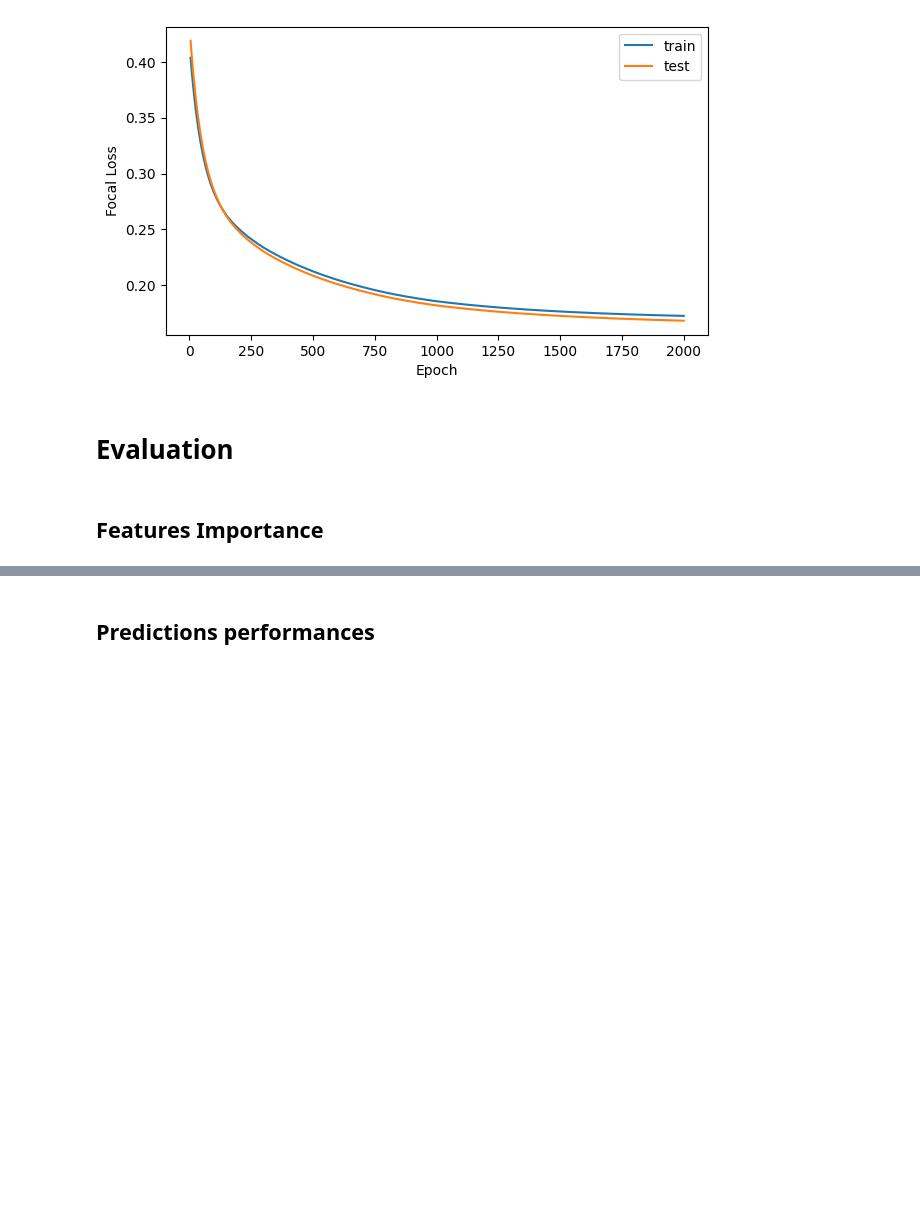
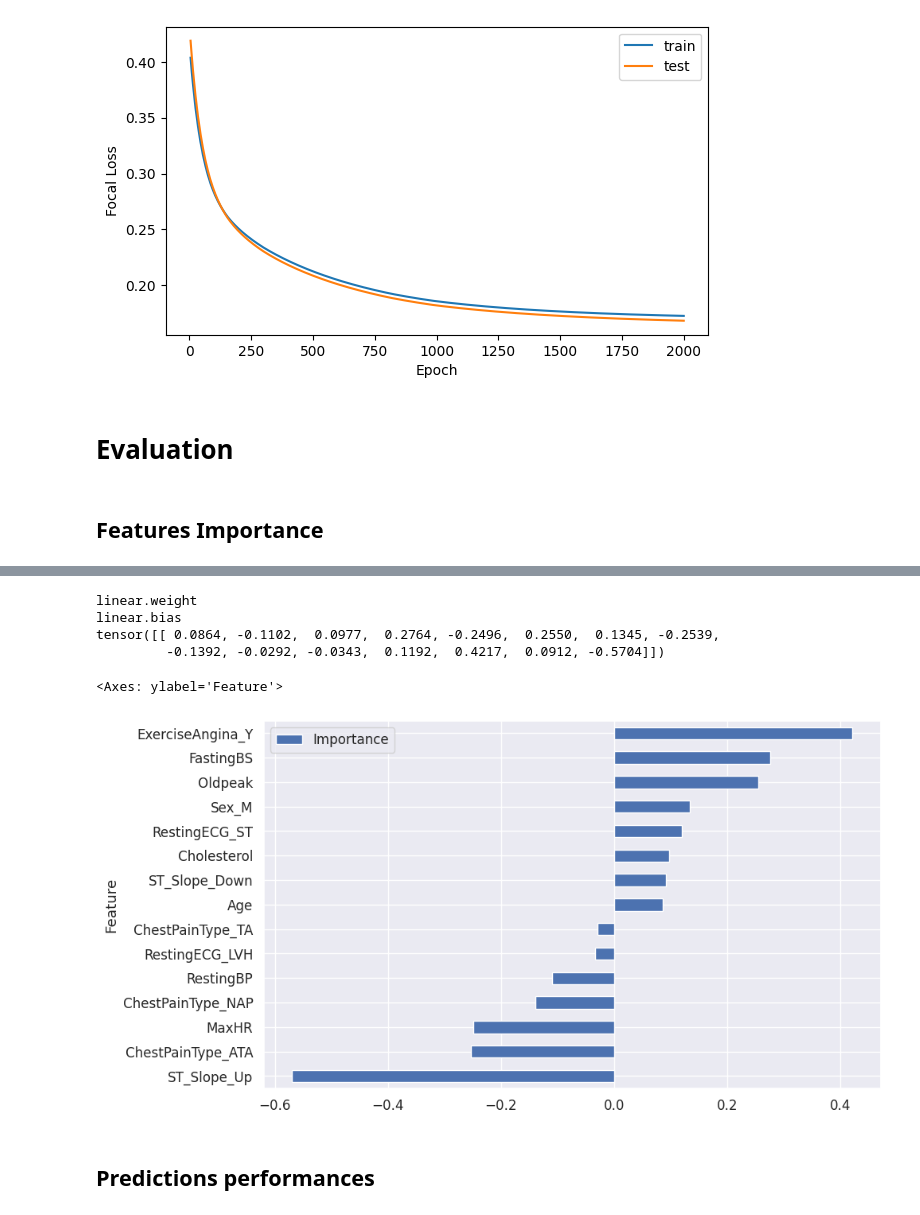
Before and after one commit to juliepinole/eth, a Jupyter notebook: healthcare/heart/Heart_explo.ipynb, the cells around one changed output, grey strips where cells are left out. Drawn from its saved outputs; the diff is of its cells as text; code cells hidden in the pictures; blank space fills up the shorter version.

```diff
--- a/healthcare/heart/Heart_explo.ipynb
+++ b/healthcare/heart/Heart_explo.ipynb
@@ -480,3 +444,20 @@ tensor([[ 0.0864, -0.1102,  0.0977,  0.2764, -0.2496,  0.2550,  0.1345, -0.2539,
+# %%
+for name, model_param in model.named_parameters():
+    print(name)
+    if name == 'linear.weight':
+        weights = model_param.data
+print(weights)
+coefficients = weights.detach().numpy()
+feature_importance = pd.DataFrame({'Feature': X_train_df['all'].columns, 'Importance': coefficients.flatten()})
+feature_importance = feature_importance.sort_values('Importance', ascending=True)
+feature_importance.plot(x='Feature', y='Importance', kind='barh', figsize=(10, 6))
+# %% [output]
+linear.weight
+linear.bias
+tensor([[ 0.0864, -0.1102,  0.0977,  0.2764, -0.2496,  0.2550,  0.1345, -0.2539,
+         -0.1392, -0.0292, -0.0343,  0.1192,  0.4217,  0.0912, -0.5704]])
+<Axes: ylabel='Feature'>
+[figure, added]
 # %% [markdown]
 ## Predictions performances
 # %%
```
Also changed, not shown: parts of 13 cells of this notebook, 5 other files.
